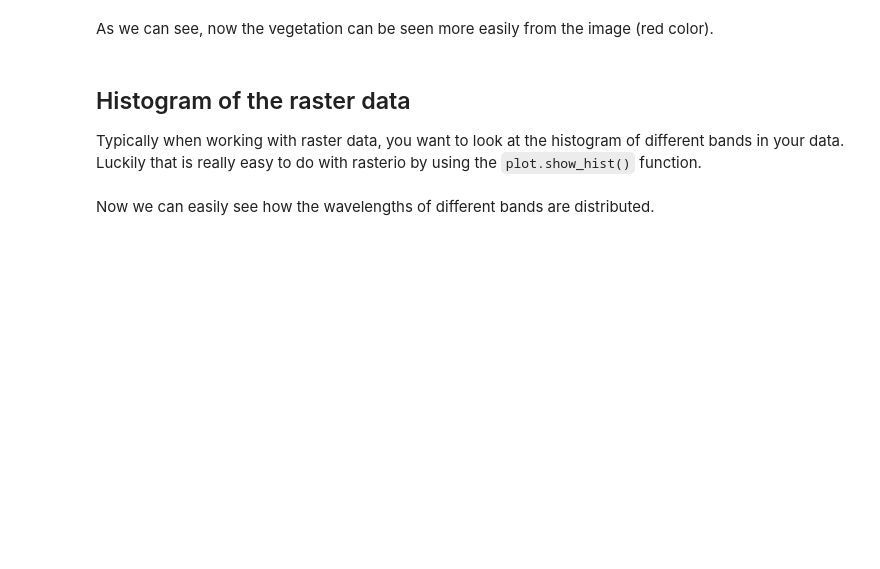
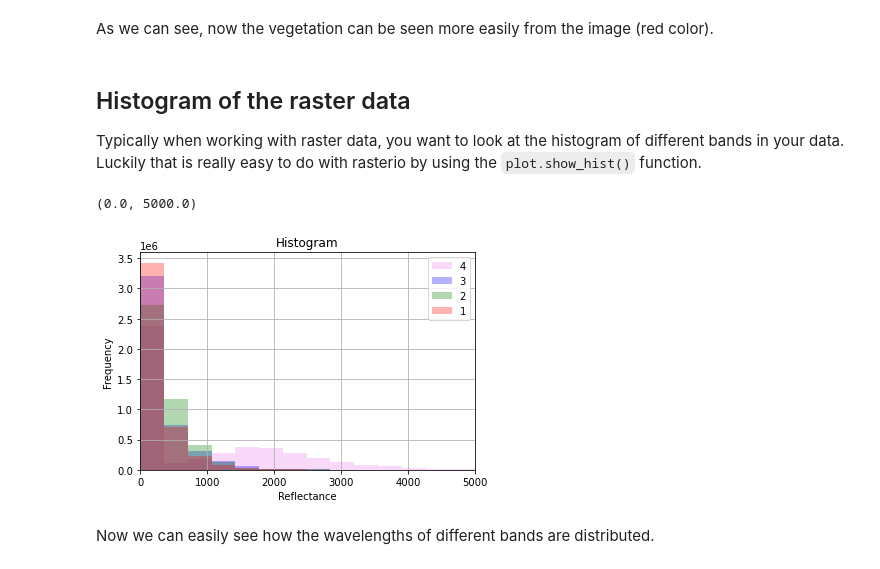
Before and after one commit to csc-training/PythonGIS_CSC, a Jupyter notebook: Raster/rasterlesson.ipynb, the cells around one changed output. Saved outputs shown, nothing was run; the diff lists cells and outputs as text; code cells hidden in the pictures; blank space fills up the shorter version.

```diff
--- a/Raster/rasterlesson.ipynb
+++ b/Raster/rasterlesson.ipynb
@@ -342,8 +340,16 @@ Typically when working with raster data, you want to look at the histogram of di
 # %%
 from rasterio.plot import show_hist
 
+fig, axhist = plt.subplots(1, 1)
 show_hist(raster, bins=50, lw=0.0, stacked=False, alpha=0.3,
-      histtype='stepfilled', title="Histogram")
+      histtype='stepfilled', label = range(1,5), ax = axhist)
+axhist.set_xlabel('Reflectance')
+#axhist.set_ylabel('Frequency')
+axhist.set_title('Histogram')
+axhist.set_xlim(left= 0, right= 5000)
+# %% [output]
+(0.0, 5000.0)
+[figure, added]
 # %% [markdown]
 Now we can easily see how the wavelengths of different bands are distributed.
 # %% [markdown]
```
Also changed, not shown: parts of 74 cells of this notebook, 3 other files.
